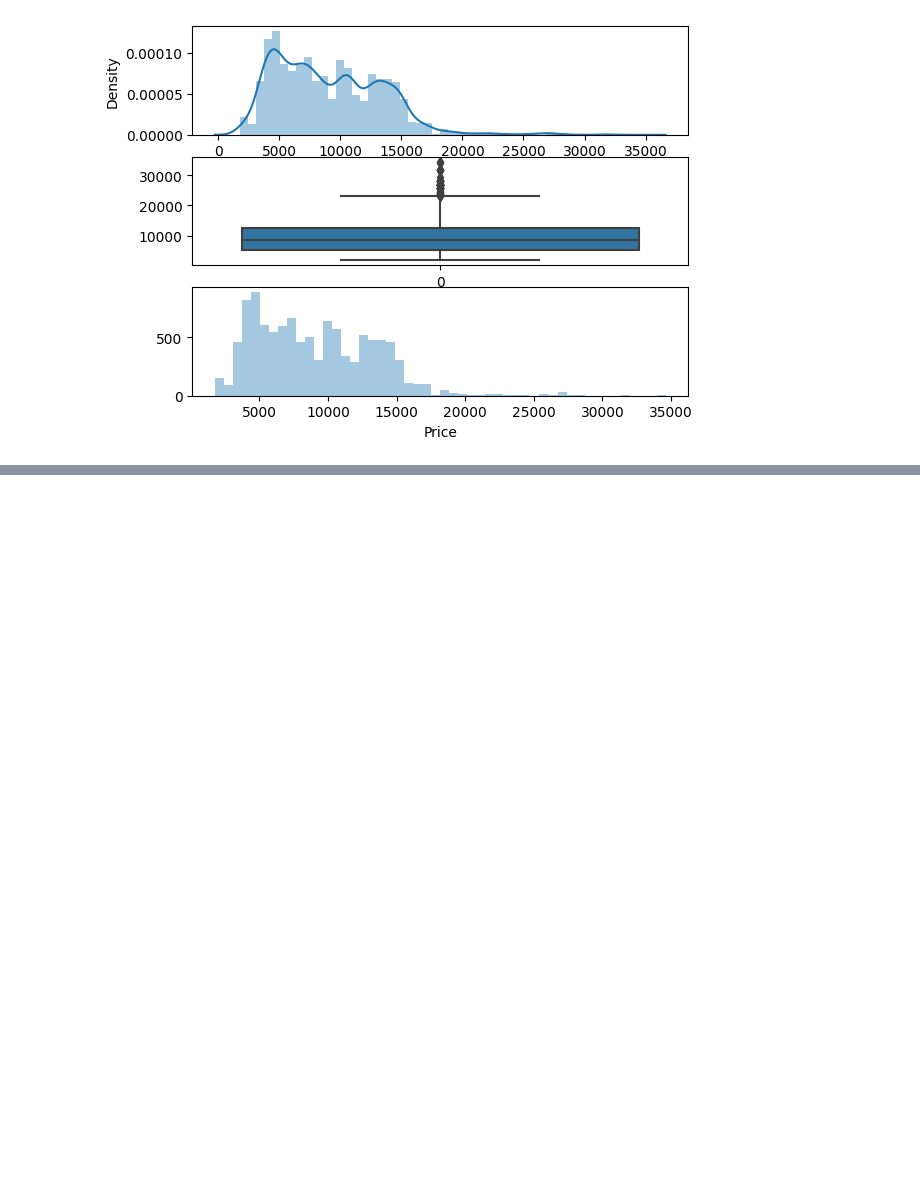
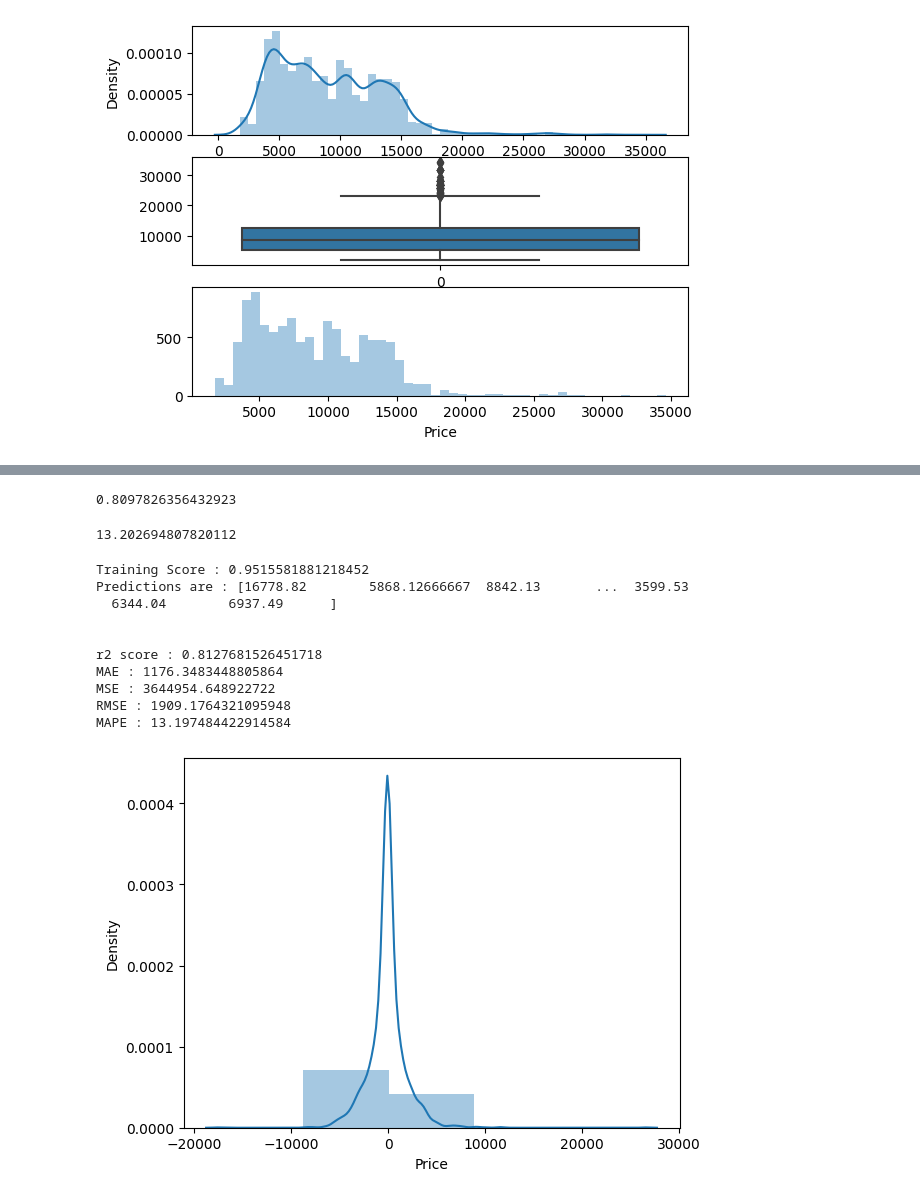
Before and after one commit to Yashi279/FLIGHT-FARE-PREDICTION, a Jupyter notebook: FLIGHT_FARE_PREDICTION.ipynb, the cells around one changed output, grey strips where cells are left out. Drawn from its saved outputs; the diff is of its cells as text; code cells hidden in the pictures; blank space fills up the shorter version.

```diff
--- a/FLIGHT_FARE_PREDICTION.ipynb
+++ b/FLIGHT_FARE_PREDICTION.ipynb
@@ -898,0 +911,2 @@ imp_df.sort_values(by = 'importance', ascending = False)
+# %%
+y_pred = ml_model.predict(X_test)
@@ -898,0 +930,2 @@ imp_df.sort_values(by = 'importance', ascending = False)
+# %%
+model = open('rf_random.pk1' ,'rb')
@@ -898,0 +936,12 @@ imp_df.sort_values(by = 'importance', ascending = False)
+# %%
+metrics.r2_score(y_test, y_pred2)
+# %% [output]
+0.8097826356432923
+# %%
+def mape(y_true, y_pred):
+  y_true , y_pred = np.array(y_true), np.array(y_pred)
+  return np.mean(np.abs((y_true - y_pred)/ y_true)) * 100
+# %%
+mape(y_test, y_pred)
+# %% [output]
+13.202694807820112
@@ -898,0 +950,29 @@ imp_df.sort_values(by = 'importance', ascending = False)
+# %%
+def predict(ml_model):
+  model = ml_model.fit(X_train, y_train)
+  print('Training Score : {}'.format(model.score(X_train, y_train)))
+  y_prediction = model.predict(X_test)
+  print('Predictions are : {}'.format(y_prediction))
+  print('\n')
+  r2_score = metrics.r2_score(y_test, y_prediction)
+  print('r2 score : {}'.format(r2_score))
+  print('MAE : {}'.format(metrics.mean_absolute_error(y_test, y_prediction)))
+  print('MSE : {}'.format(metrics.mean_squared_error(y_test, y_prediction)))
+  print('RMSE : {}'.format(np.sqrt(metrics.mean_squared_error(y_test, y_prediction))))
+  print('MAPE : {}'.format(mape(y_test, y_prediction)))
+  residuals = y_test - y_prediction
+  sns.distplot(residuals, bins = 5, kde=True)
+# %%
+predict(RandomForestRegressor())
+# %% [output]
+Training Score : 0.9515581881218452
+Predictions are : [16778.82        5868.12666667  8842.13       ...  3599.53
+  6344.04        6937.49      ]
+
+
+r2 score : 0.8127681526451718
+MAE : 1176.3483448805864
+MSE : 3644954.648922722
+RMSE : 1909.1764321095948
+MAPE : 13.197484422914584
+[figure, added]
```
Also changed, not shown: parts of 34 cells of this notebook.
